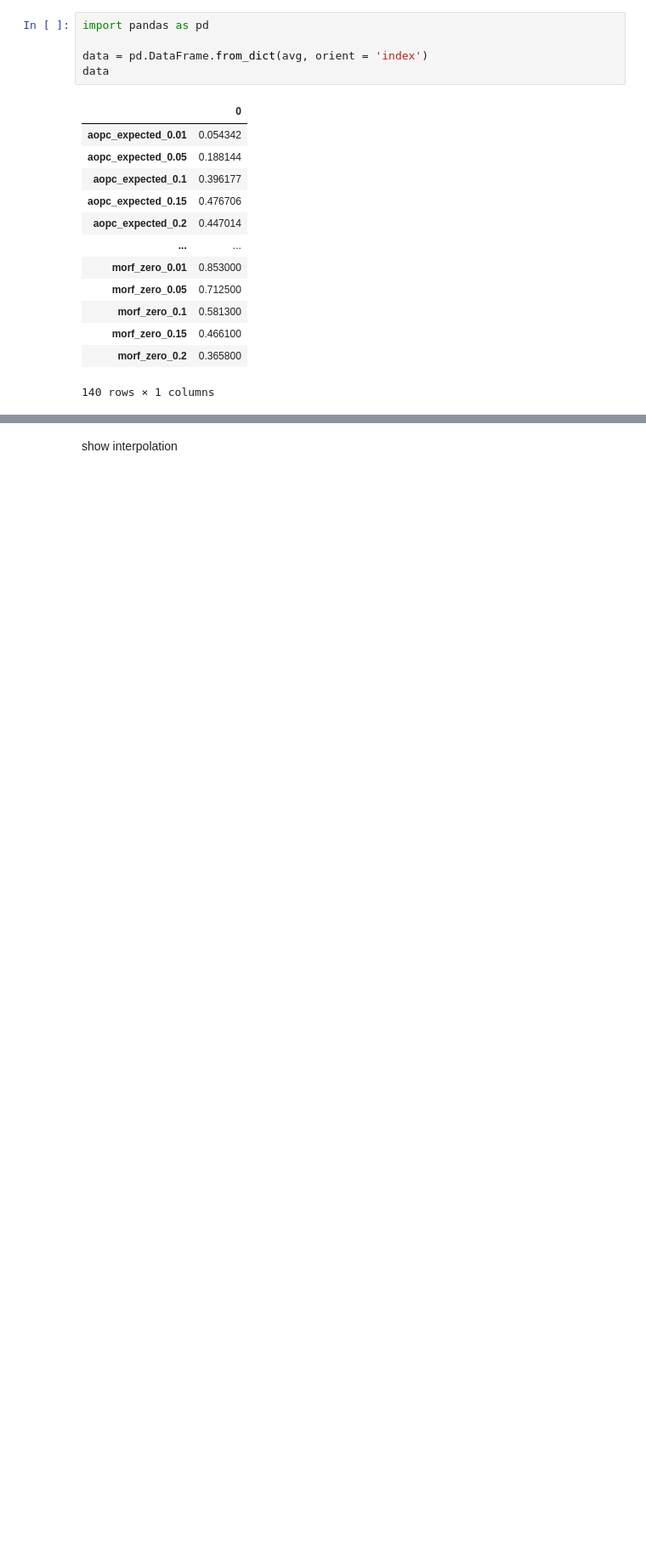
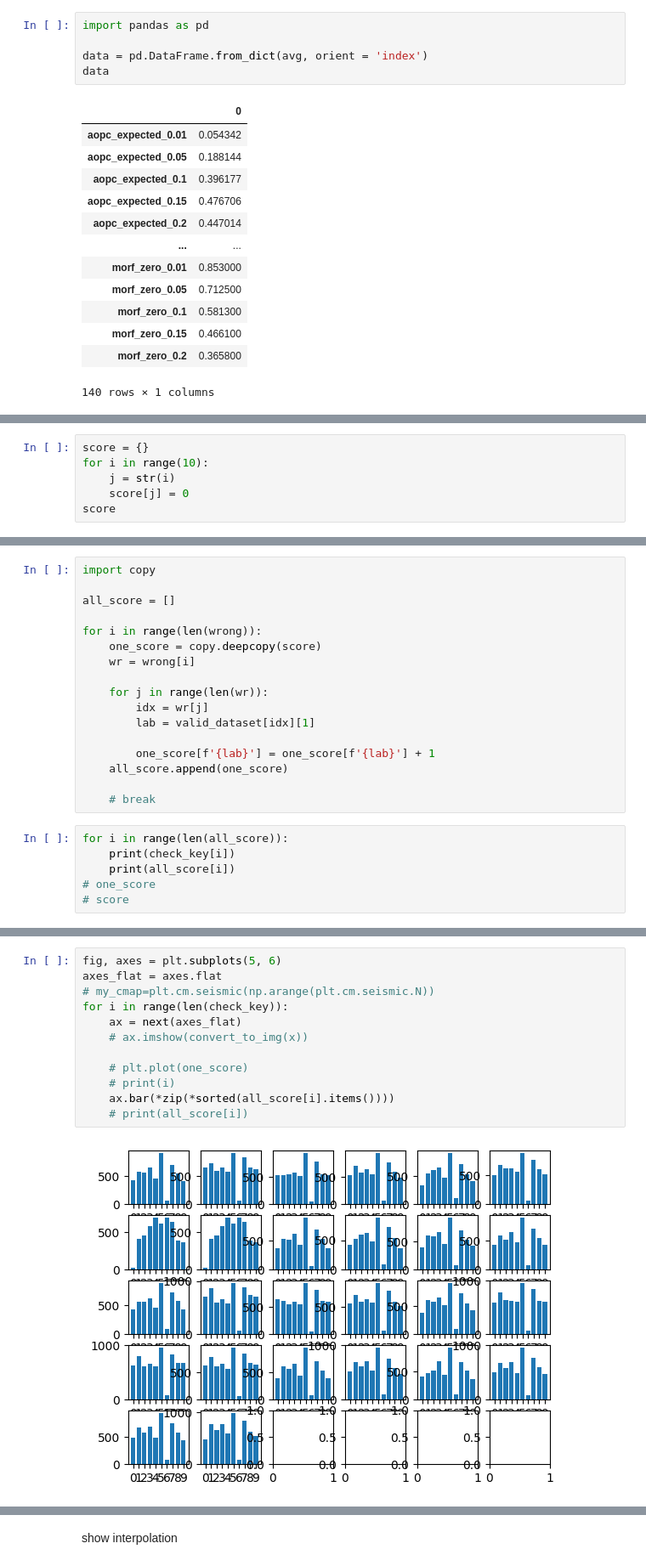
Before and after one commit to jleehun/ig_inversion, a Jupyter notebook: exp/visualization.ipynb, the cells around one changed output, grey strips where cells are left out. Shown: that part at 85% size. Saved outputs shown, nothing was run; the diff lists cells and outputs as text; blank space fills up the shorter version.

```diff
--- a/exp/visualization.ipynb
+++ b/exp/visualization.ipynb
@@ -138,0 +183,6 @@ data
+# %%
+score = {}
+for i in range(10):
+    j = str(i)
+    score[j] = 0
+score
@@ -138,0 +200,23 @@ data
+# %%
+import copy
+
+all_score = []
+
+for i in range(len(wrong)):
+    one_score = copy.deepcopy(score)
+    wr = wrong[i]
+
+    for j in range(len(wr)):
+        idx = wr[j]
+        lab = valid_dataset[idx][1]
+
+        one_score[f'{lab}'] = one_score[f'{lab}'] + 1
+    all_score.append(one_score)
+
+    # break
+# %%
+for i in range(len(all_score)):
+    print(check_key[i])
+    print(all_score[i])
+# one_score
+# score
@@ -138,0 +241,14 @@ data
+# %%
+fig, axes = plt.subplots(5, 6)
+axes_flat = axes.flat
+# my_cmap=plt.cm.seismic(np.arange(plt.cm.seismic.N))
+for i in range(len(check_key)):
+    ax = next(axes_flat)
+    # ax.imshow(convert_to_img(x))
+
+    # plt.plot(one_score)
+    # print(i)
+    ax.bar(*zip(*sorted(all_score[i].items())))
+    # print(all_score[i])
+# %% [output]
+[figure, added]
```
Also changed, not shown: parts of 25 cells of this notebook, 11 other files.
